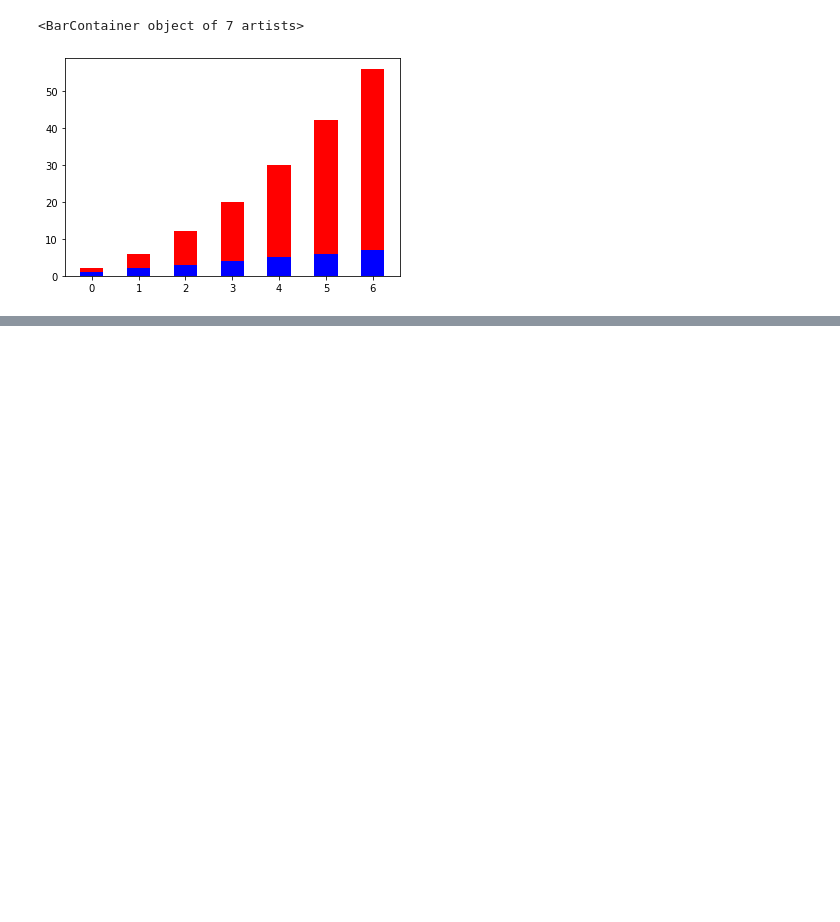
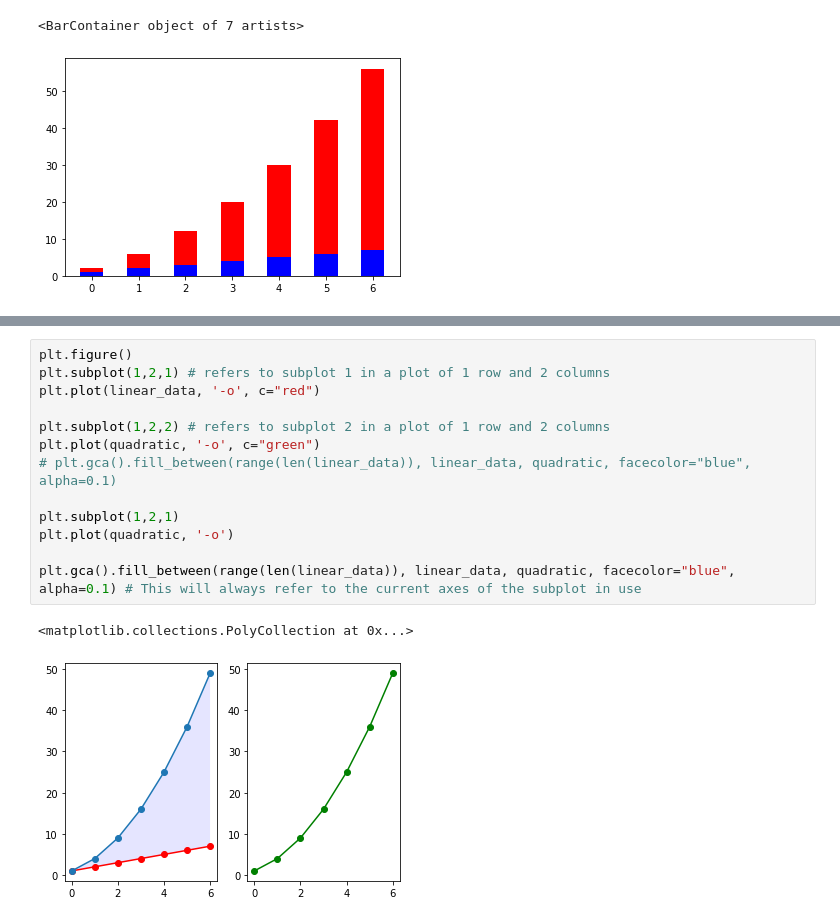
Before and after one commit to adithyanarayanan/Py-Plotting, a Jupyter notebook: Python_Plots_.ipynb, the cells around one changed output, grey strips where cells are left out. Cells and saved outputs as stored; diff of their text form; blank space fills up the shorter version.

```diff
--- a/Python_Plots_.ipynb
+++ b/Python_Plots_.ipynb
@@ -99,0 +110,16 @@ plt.bar(pos, quadratic, width = 0.5, bottom =linear_data, color="red")
+# %%
+plt.figure()
+plt.subplot(1,2,1) # refers to subplot 1 in a plot of 1 row and 2 columns
+plt.plot(linear_data, '-o', c="red")
+
+plt.subplot(1,2,2) # refers to subplot 2 in a plot of 1 row and 2 columns
+plt.plot(quadratic, '-o', c="green")
+# plt.gca().fill_between(range(len(linear_data)), linear_data, quadratic, facecolor="blue", alpha=0.1)
+
+plt.subplot(1,2,1)
+plt.plot(quadratic, '-o')
+
+plt.gca().fill_between(range(len(linear_data)), linear_data, quadratic, facecolor="blue", alpha=0.1) # This will always refer to the current axes of the subplot in use
+# %% [output]
+<matplotlib.collections.PolyCollection at 0x...>
+[figure, added]
```
Also changed, not shown: parts of 15 cells of this notebook.
